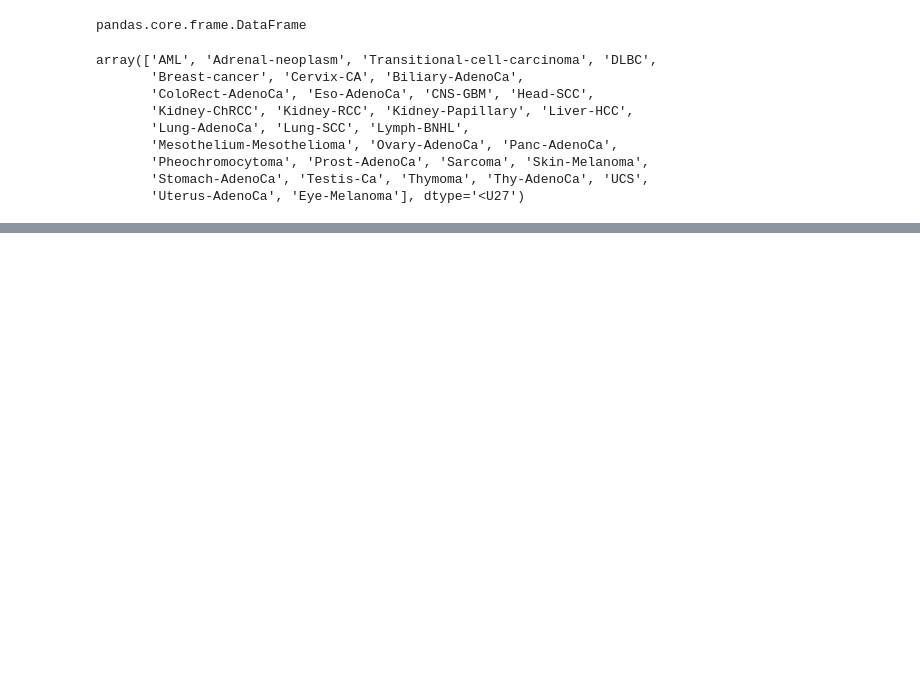
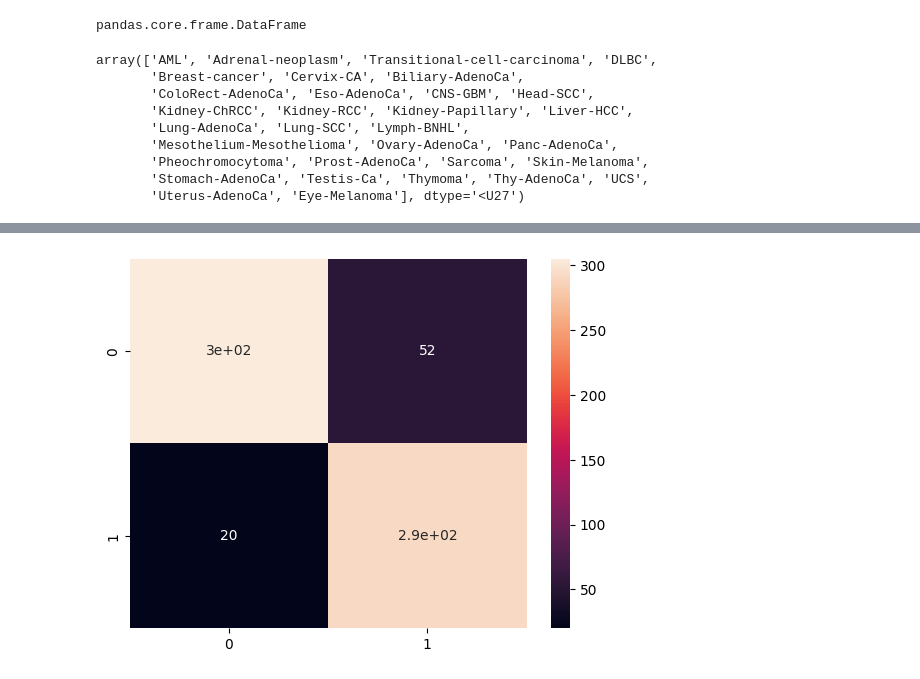
Before and after one commit to chahd7/machine_learning_in_bio_project, a Jupyter notebook: seperate_datasets_classic_classifiers_Chahd.ipynb, the cells around one changed output, grey strips where cells are left out. Drawn from its saved outputs; the diff is of its cells as text; code cells hidden in the pictures; blank space fills up the shorter version.

```diff
--- a/seperate_datasets_classic_classifiers_Chahd.ipynb
+++ b/seperate_datasets_classic_classifiers_Chahd.ipynb
@@ -250,0 +632,4 @@ DummyClassifier                      0.07
+# %%
+sns.heatmap(confusion_matrix(y_test == "AdenoCA", best_model.predict(X_test) == "AdenoCA"), annot = True);
+# %% [output]
+[figure, added]
```
Also changed, not shown: parts of 71 cells of this notebook.
